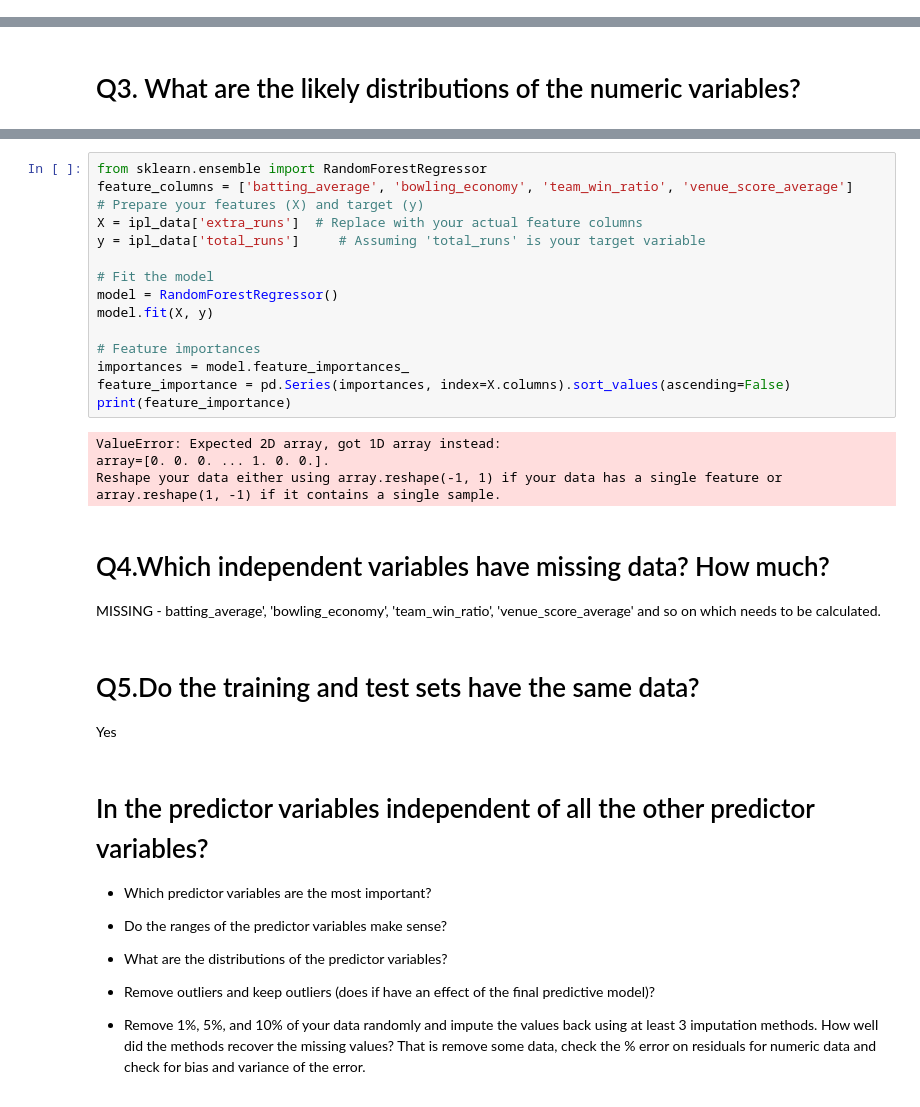
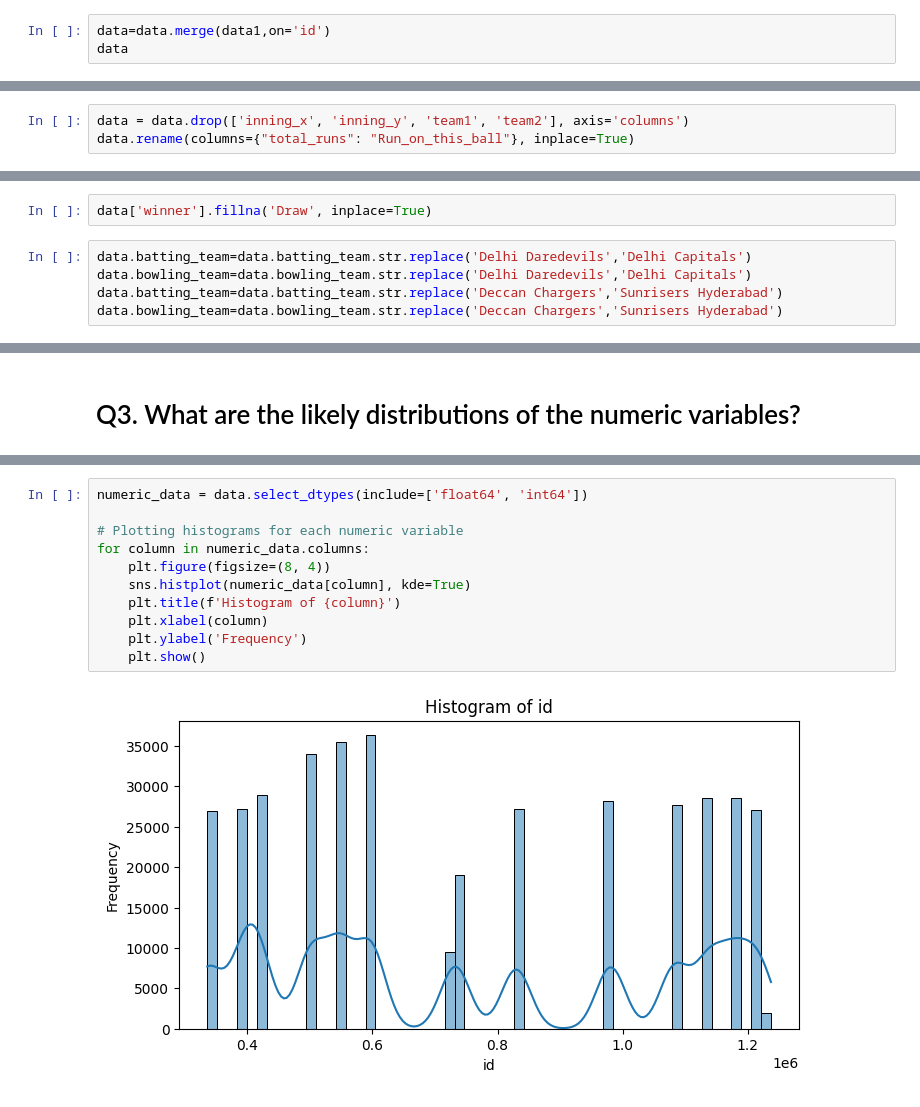
Before and after one commit to shreyas-sreedhar/ipl-data-analysis, a Jupyter notebook: DSETM_Assignment_1.ipynb, the cells around one changed output, grey strips where cells are left out. Drawn from its saved outputs; the diff is of its cells as text.

```diff
--- a/DSETM_Assignment_1.ipynb
+++ b/DSETM_Assignment_1.ipynb
@@ -330,0 +396,3 @@ These aren't "missing" in the traditional sense but these null values indicate t
+# %%
+data=data.merge(data1,on='id')
+data
@@ -330,0 +416,3 @@ These aren't "missing" in the traditional sense but these null values indicate t
+# %%
+data = data.drop(['inning_x', 'inning_y', 'team1', 'team2'], axis='columns')
+data.rename(columns={"total_runs": "Run_on_this_ball"}, inplace=True)
@@ -330,0 +449,7 @@ These aren't "missing" in the traditional sense but these null values indicate t
+# %%
+data['winner'].fillna('Draw', inplace=True)
+# %%
+data.batting_team=data.batting_team.str.replace('Delhi Daredevils','Delhi Capitals')
+data.bowling_team=data.bowling_team.str.replace('Delhi Daredevils','Delhi Capitals')
+data.batting_team=data.batting_team.str.replace('Deccan Chargers','Sunrisers Hyderabad')
+data.bowling_team=data.bowling_team.str.replace('Deccan Chargers','Sunrisers Hyderabad')
@@ -454,39 +515,13 @@ Name: total_runs, dtype: float64
-# %%
-from sklearn.ensemble import RandomForestRegressor
-feature_columns = ['batting_average', 'bowling_economy', 'team_win_ratio', 'venue_score_average']
-# Prepare your features (X) and target (y)
-X = ipl_data['extra_runs']  # Replace with your actual feature columns
-y = ipl_data['total_runs']     # Assuming 'total_runs' is your target variable
-
-# Fit the model
-model = RandomForestRegressor()
-model.fit(X, y)
-
-# Feature importances
-importances = model.feature_importances_
-feature_importance = pd.Series(importances, index=X.columns).sort_values(ascending=False)
-print(feature_importance)
-# %% [output]
-ValueError: Expected 2D array, got 1D array instead:
-array=[0. 0. 0. ... 1. 0. 0.].
-Reshape your data either using array.reshape(-1, 1) if your data has a single feature or array.reshape(1, -1) if it contains a single sample.
-# %% [markdown]
-# Q4.Which independent variables have missing data? How much?
-
-MISSING - batting_average', 'bowling_economy', 'team_win_ratio', 'venue_score_average' and so on which needs to be calculated.
-# %% [markdown]
-# Q5.Do the training and test sets have the same data?
-
-Yes
-# %% [markdown]
-# In the predictor variables independent of all the other predictor variables?
-
-* Which predictor variables are the most important?
-
-* Do the ranges of the predictor variables make sense?
-
-* What are the distributions of the predictor variables?
-
-* Remove outliers and keep outliers (does if have an effect of the final predictive model)?
-
-* Remove 1%, 5%, and 10% of your data randomly and impute the values back using at least 3 imputation methods. How well did the methods recover the missing values?  That is remove some data, check the % error on residuals for numeric data and check for bias and variance of the error.
+# %%
+numeric_data = data.select_dtypes(include=['float64', 'int64'])
+
+# Plotting histograms for each numeric variable
+for column in numeric_data.columns:
+    plt.figure(figsize=(8, 4))
+    sns.histplot(numeric_data[column], kde=True)
+    plt.title(f'Histogram of {column}')
+    plt.xlabel(column)
+    plt.ylabel('Frequency')
+    plt.show()
+# %% [output]
+[figure, added]
```
Also changed, not shown: parts of 82 cells of this notebook.
